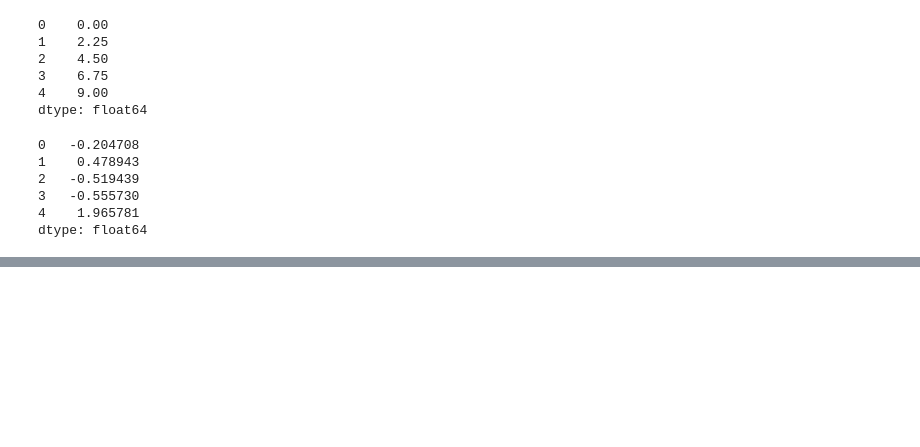
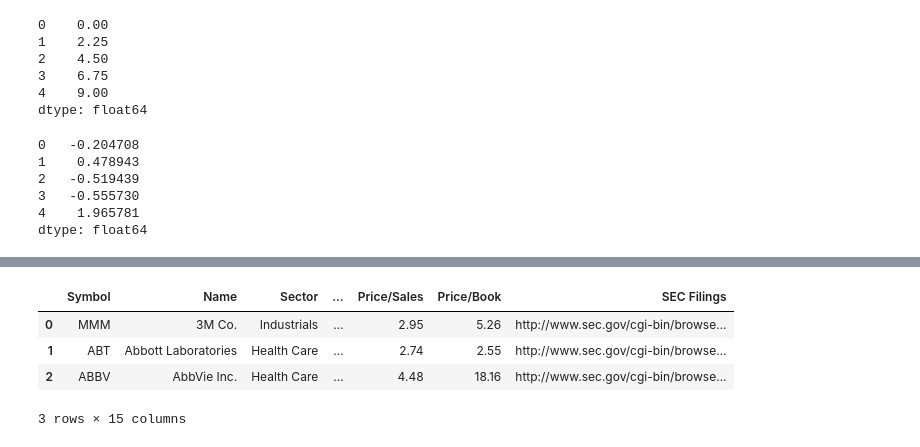
Before and after one commit to iop2000win/Basic, a Jupyter notebook: Pandas___Basic_02.ipynb, the cells around one changed output, grey strips where cells are left out. Drawn from its saved outputs; the diff is of its cells as text; code cells hidden in the pictures; blank space fills up the shorter version.

```diff
--- a/Pandas___Basic_02.ipynb
+++ b/Pandas___Basic_02.ipynb
@@ -166,0 +302,12 @@ dtype: int32
+# %%
+# csv 데이터 읽어오기
+data_path = './data/Learning-Pandas-Second-Edition-master/data/sp500.csv'
+
+sp500 = pd.read_csv(data_path)
+display(sp500.head(3))
+# %% [output]
+|  | Symbol | Name | Sector | ... | Price/Sales | Price/Book | SEC Filings |
+| 0 | MMM | 3M Co. | Industrials | ... | 2.95 | 5.26 | http://www.sec.gov/cgi-bin/browse... |
+| 1 | ABT | Abbott Laboratories | Health Care | ... | 2.74 | 2.55 | http://www.sec.gov/cgi-bin/browse... |
+| 2 | ABBV | AbbVie Inc. | Health Care | ... | 4.48 | 18.16 | http://www.sec.gov/cgi-bin/browse... |
+3 rows × 15 columns
```
Also changed, not shown: parts of 36 cells of this notebook, 1 other file.
